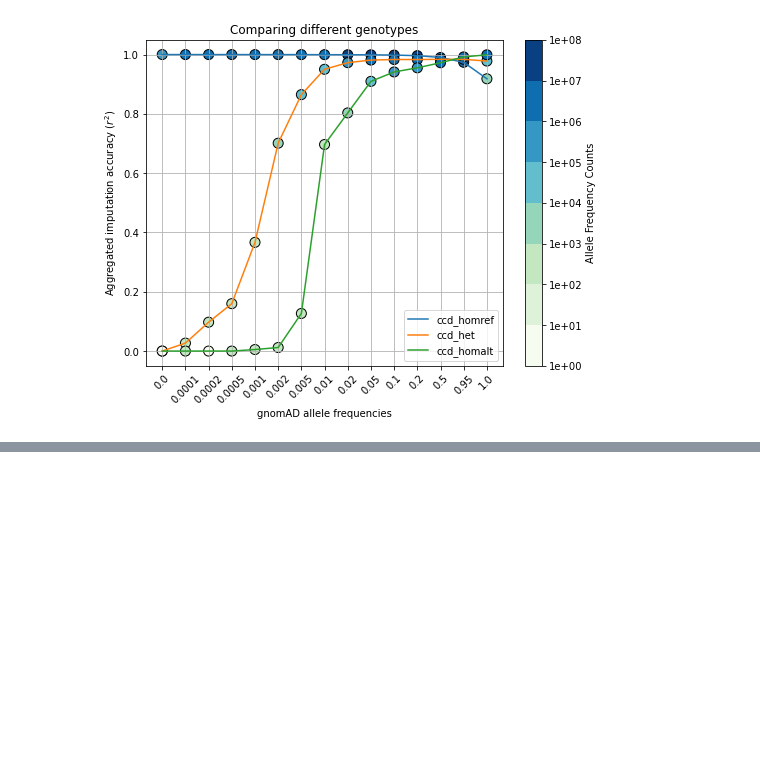
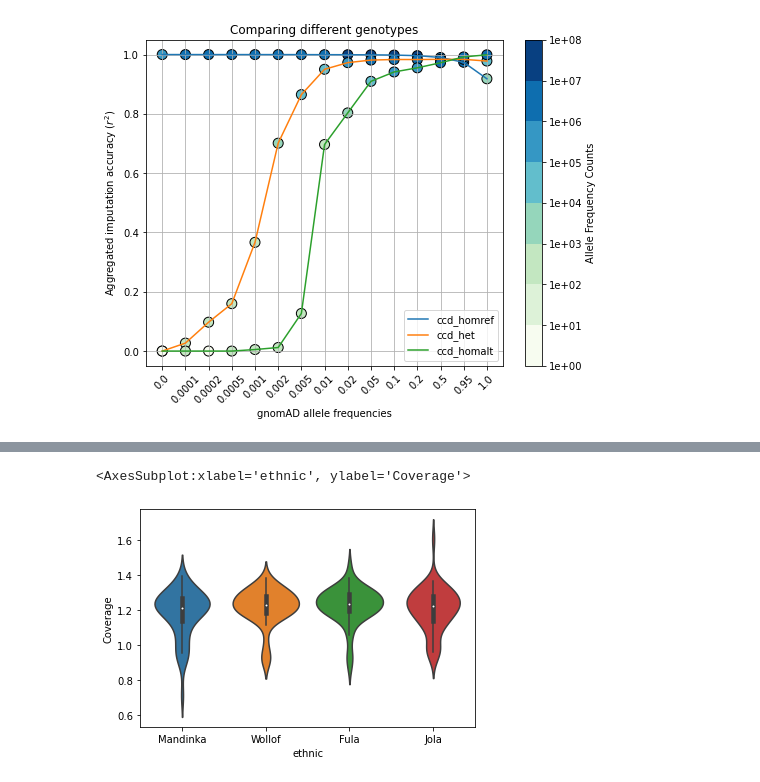
Before and after one commit to Suuuuuuuus/LCWGS_pipeline, a Jupyter notebook: scripts/lcwgs_tmp.ipynb, the cells around one changed output, grey strips where cells are left out. Saved outputs shown, nothing was run; the diff lists cells and outputs as text; code cells hidden in the pictures; blank space fills up the shorter version.

```diff
--- a/scripts/lcwgs_tmp.ipynb
+++ b/scripts/lcwgs_tmp.ipynb
@@ -439,0 +480,5 @@ plot_imputation_accuracy(dfs, title = 'Comparing different genotypes')
+# %%
+sns.violinplot(data = merged, x = 'ethnic', y = 'Coverage')
+# %% [output]
+<AxesSubplot:xlabel='ethnic', ylabel='Coverage'>
+[figure, added]
```
Also changed, not shown: parts of 7 cells of this notebook, 1 other file.
